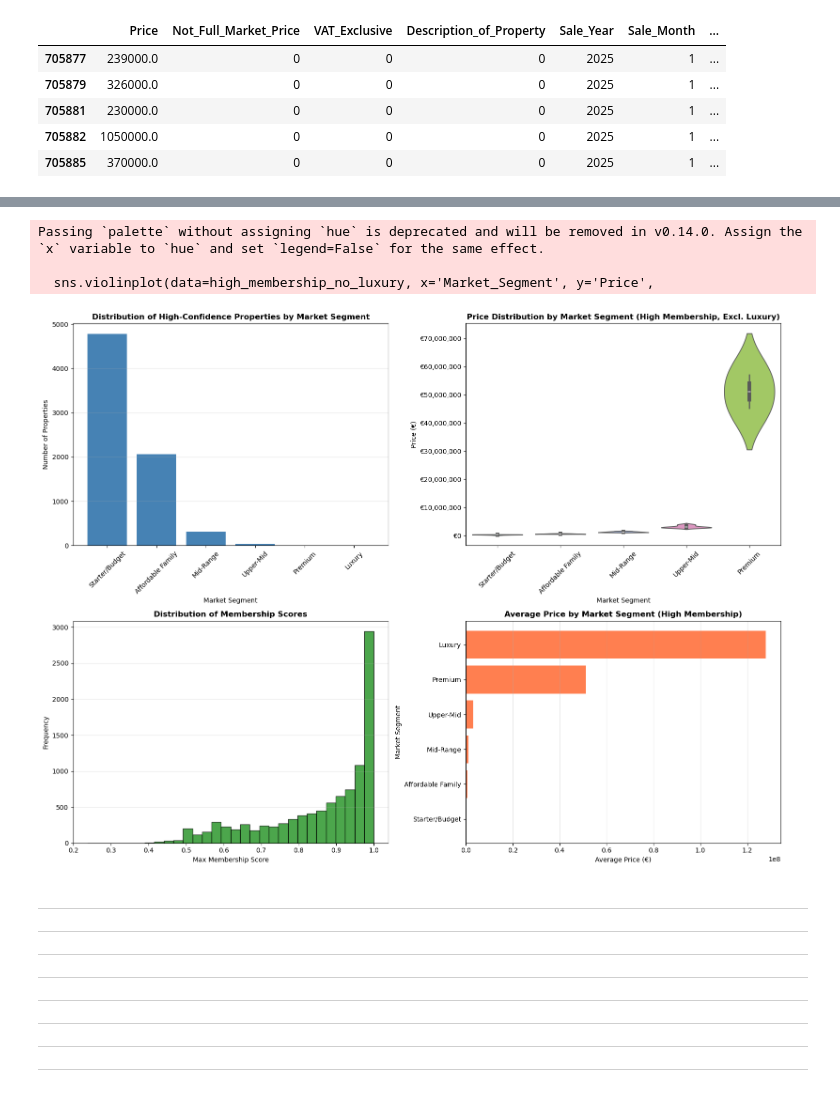
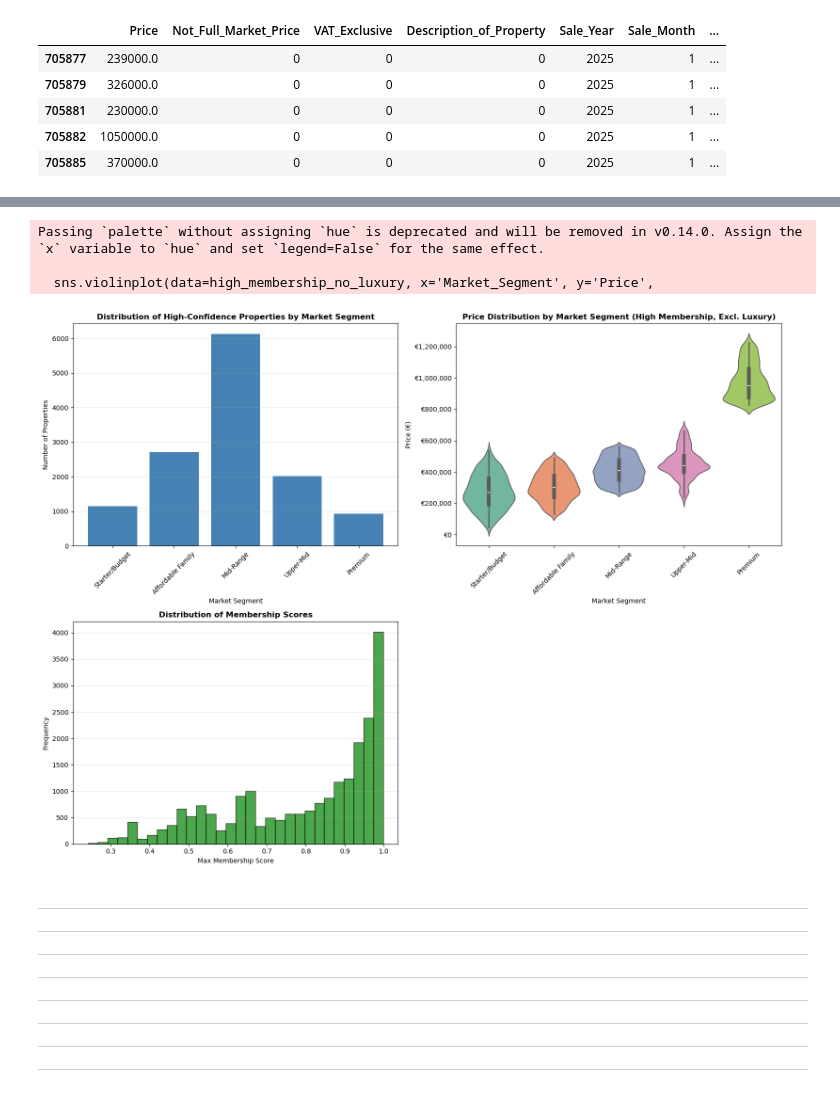
Before and after one commit to LuiisClaudio/ireland-real-estate-market-insights, a Jupyter notebook: Luis_Martins_CA1.ipynb, the cells around one changed output, grey strips where cells are left out. Saved outputs shown, nothing was run; the diff lists cells and outputs as text; code cells hidden in the pictures.

```diff
--- a/Luis_Martins_CA1.ipynb
+++ b/Luis_Martins_CA1.ipynb
@@ -538,13 +495,4 @@ plt.xlabel('k')
 plt.ylabel('Davies-Bouldin Index')
 plt.tight_layout()
 plt.show()
-
-# Fit final model for the silhouette-optimal k and show cluster sizes
-final_k = best_k_sil
-final_km = KMeans(n_clusters=final_k, random_state=42, n_init=10).fit(features_for_clustering_all_features)
-final_labels = final_km.labels_
-(unique, counts) = np.unique(final_labels, return_counts=True)
-print("\nCluster sizes for final model (chosen by silhouette):")
-for u, c in zip(unique, counts):
-    print(f"Cluster {u}: {c} samples")
 # %% [output]
@@ -567,6 +512,7 @@ features_for_fuzzy.head()
 | 705885 | 370000.0 | 0 | 0 |
 # %%
 from sklearn.preprocessing import StandardScaler
+from sklearn.preprocessing import RobustScaler
 import matplotlib.pyplot as plt
 from fcmeans import FCM as FuzzyCMeans
 
@@ -581,8 +527,8 @@ scaler_fuzzy = StandardScaler()
 features_scaled = scaler_fuzzy.fit_transform(features_for_fuzzy)
 #features_scaled = features_for_fuzzy.values
 
-# Apply Fuzzy C-Means with c=6 clusters
-fuzzy_model = FuzzyCMeans(n_clusters=6, m=2, random_state=42, max_iter=150)
+# Apply Fuzzy C-Means with c=5 clusters
+fuzzy_model = FuzzyCMeans(n_clusters=5, m=2, random_state=42, max_iter=150)
 fuzzy_model.fit(features_scaled)
 
 # Get hard cluster assignments (highest membership)
@@ -617,8 +562,8 @@ segment_name_map = {
     segment_price_analysis.index[1]: 'Affordable Family',
     segment_price_analysis.index[2]: 'Mid-Range',
     segment_price_analysis.index[3]: 'Upper-Mid',
-    segment_price_analysis.index[4]: 'Premium',
-    segment_price_analysis.index[5]: 'Luxury'
+    segment_price_analysis.index[4]: 'Premium'#,
+    #segment_price_analysis.index[5]: 'Luxury'
 }
 
 # Apply the mapping
@@ -973,6 +833,6 @@ plt.show()
 # %%
 # Define the desired order for market segments
-segment_order = ['Starter/Budget', 'Affordable Family', 'Mid-Range', 'Upper-Mid', 'Premium', 'Luxury']
+segment_order = ['Starter/Budget', 'Affordable Family', 'Mid-Range', 'Upper-Mid', 'Premium']#, 'Luxury']
 
 # Compare market segment distribution across counties for both K-Means and Fuzzy C-Means
 
@@ -1047,44 +907,36 @@ axes[0, 0].grid(axis='y', alpha=0.3)
 
 # 2. Price distribution by segment for high-confidence properties (excluding Luxury)
 # Filter out Luxury segment for better visualization
 high_membership_no_luxury = high_membership_data[high_membership_data['Market_Segment'] != 'Luxury'].copy()
 segment_order_no_luxury = [s for s in segment_order if s != 'Luxury']
 
 # Create violin plot
 sns.violinplot(data=high_membership_no_luxury, x='Market_Segment', y='Price',
                order=segment_order_no_luxury, ax=axes[0, 1], palette='Set2')
 axes[0, 1].set_title('Price Distribution by Market Segment (High Membership, Excl. Luxury)',
                      fontsize=12, fontweight='bold')
 axes[0, 1].set_xlabel('Market Segment', fontsize=10)
 axes[0, 1].set_ylabel('Price (€)', fontsize=10)
 axes[0, 1].tick_params(axis='x', rotation=45)
 axes[0, 1].yaxis.set_major_formatter(plt.FuncFormatter(lambda x, p: f'€{x:,.0f}'))
 
 # 3. Membership score distribution
 axes[1, 0].hist(data_final_fuzzy['Max_Membership'], bins=30, color='green', alpha=0.7, edgecolor='black')
 axes[1, 0].set_title('Distribution of Membership Scores', fontsize=12, fontweight='bold')
 axes[1, 0].set_xlabel('Max Membership Score', fontsize=10)
 axes[1, 0].set_ylabel('Frequency', fontsize=10)
 axes[1, 0].grid(axis='y', alpha=0.3)
 
-# 4. Average price by segment for high-confidence properties
-avg_price_by_segment = high_membership_data.groupby('Market_Segment')['Price'].mean().reindex(segment_order)
-axes[1, 1].barh(avg_price_by_segment.index, avg_price_by_segment.values, color='coral')
-axes[1, 1].set_title('Average Price by Market Segment (High Membership)', fontsize=12, fontweight='bold')
-axes[1, 1].set_xlabel('Average Price (€)', fontsize=10)
-axes[1, 1].set_ylabel('Market Segment', fontsize=10)
-axes[1, 1].grid(axis='x', alpha=0.3)
-
-# Format prices on x-axis
-#axes[1, 1].xaxis.set_major_formatter(plt.FuncFormatter(lambda x, p: f'€{x:,.0f}'))
+# Hide the 4th subplot
+axes[1, 1].axis('off')
 
 plt.tight_layout()
 plt.show()
 # %% [output]
 Passing `palette` without assigning `hue` is deprecated and will be removed in v0.14.0. Assign the `x` variable to `hue` and set `legend=False` for the same effect.
 
   sns.violinplot(data=high_membership_no_luxury, x='Market_Segment', y='Price',
-[figure, old version]
+[figure, new version]
 # %% [markdown]
 ---
 ---
```
Also changed, not shown: parts of 36 cells of this notebook.
